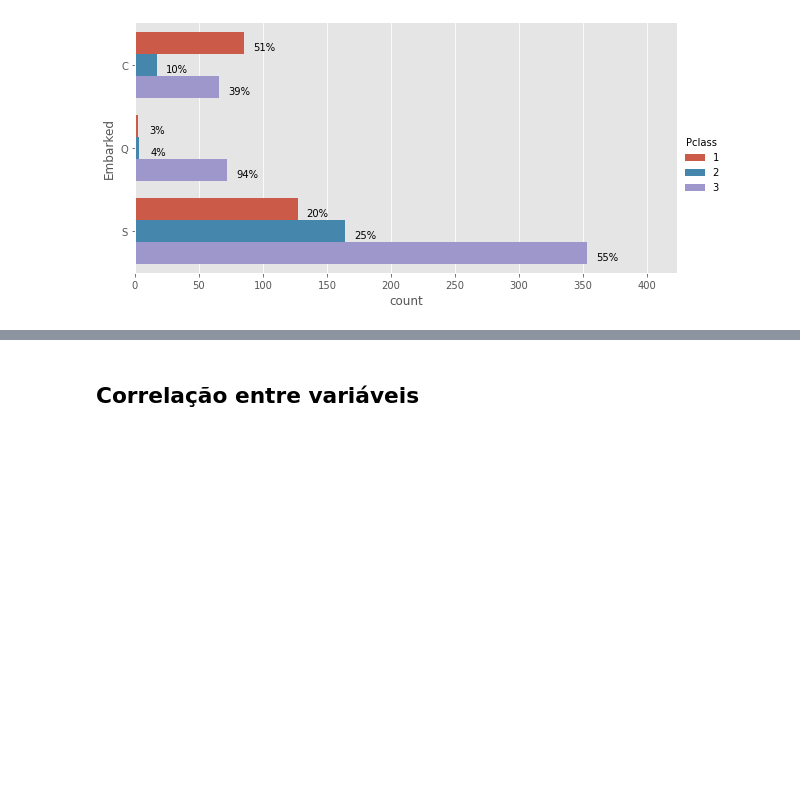
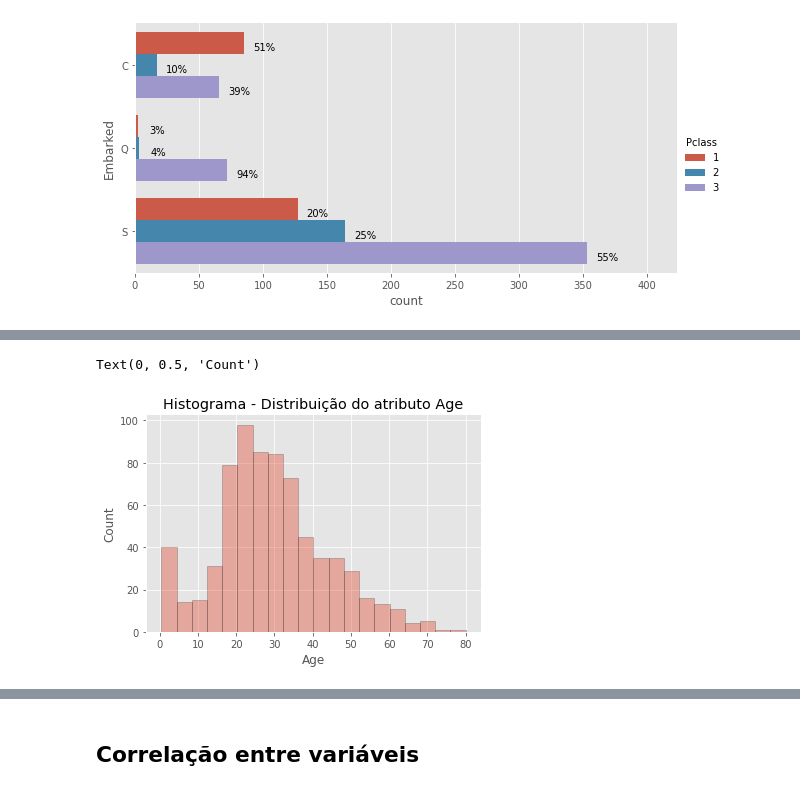
Before and after one commit to rafabenevente/AM_1, a Jupyter notebook: AM_1_Titanic_Predição_dos_sobreviventes.ipynb, the cells around one changed output, grey strips where cells are left out. Saved outputs shown, nothing was run; the diff lists cells and outputs as text; code cells hidden in the pictures; blank space fills up the shorter version.

```diff
--- a/AM_1_Titanic_Predição_dos_sobreviventes.ipynb
+++ b/AM_1_Titanic_Predição_dos_sobreviventes.ipynb
@@ -224,0 +252,7 @@ g.map(sns.countplot, 'Sex')
+# %%
+plt.title("Histograma - Distribuição do atributo Age")
+sns.distplot(a=train['Age'], kde = False, hist_kws = {'edgecolor':'black'})
+plt.ylabel("Count")
+# %% [output]
+Text(0, 0.5, 'Count')
+[figure, added]
```
Also changed, not shown: parts of 20 cells of this notebook.
